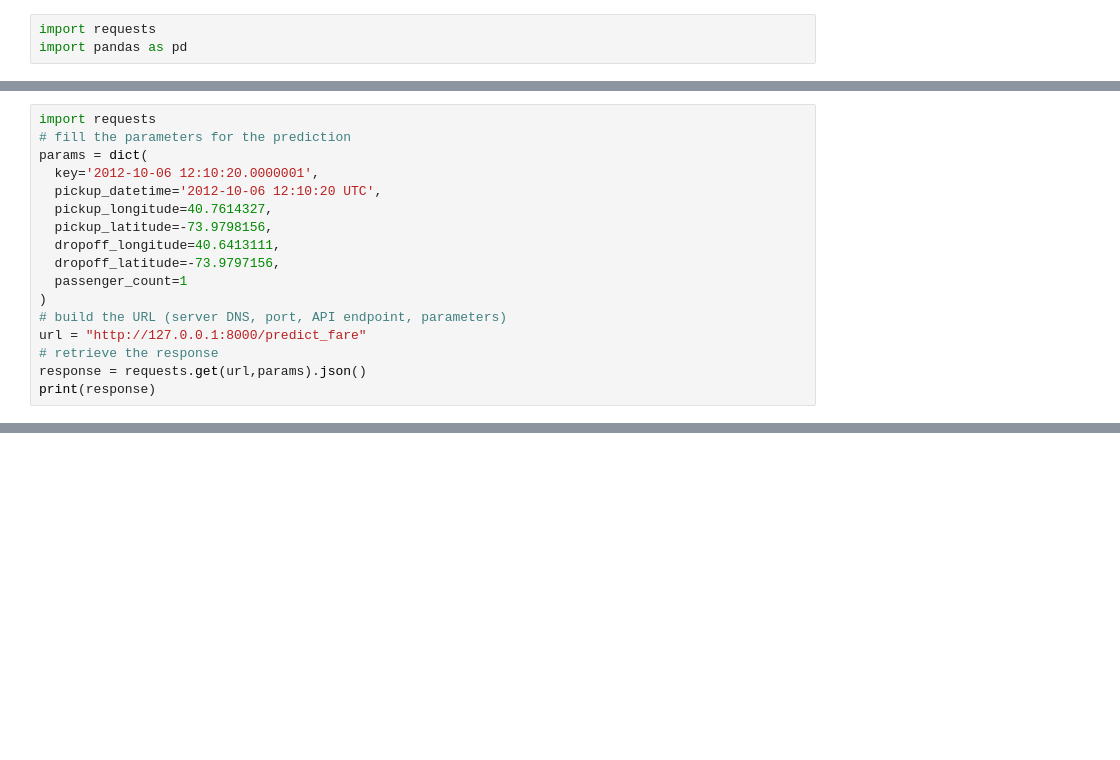
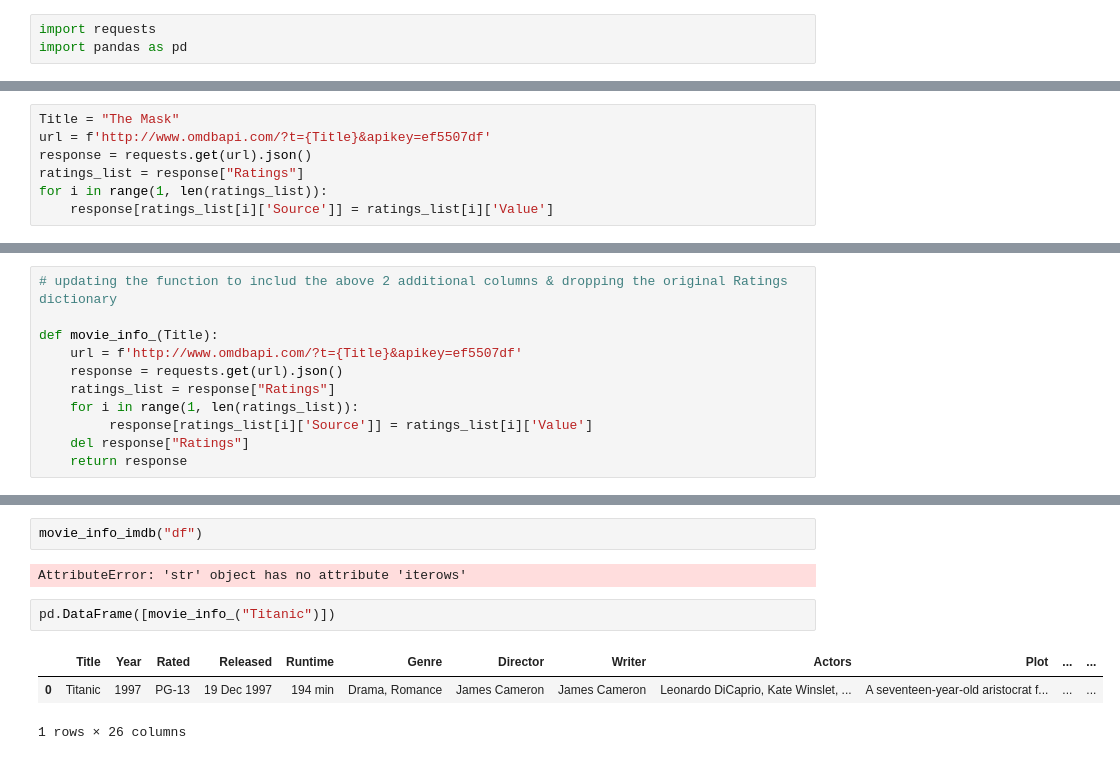
Before and after one commit to boemer00/Netflix, a Jupyter notebook: notebooks/Priscilla -API fetching .ipynb, the cells around one changed output, grey strips where cells are left out. Cells and saved outputs as stored; diff of their text form; blank space fills up the shorter version.

```diff
--- a/notebooks/Priscilla -API fetching .ipynb
+++ b/notebooks/Priscilla -API fetching .ipynb
@@ -9,3 +66,10 @@ response = requests.get(url).json()
+# %%
+Title = "The Mask"
+url = f'http://www.omdbapi.com/?t={Title}&apikey=ef5507df'
+response = requests.get(url).json()
+ratings_list = response["Ratings"]
+for i in range(1, len(ratings_list)):
+    response[ratings_list[i]['Source']] = ratings_list[i]['Value']
 # %%
 response
 # %% [output]
@@ -135,17 +93,11 @@ print(response)
-# %%
-import requests
-# fill the parameters for the prediction
-params = dict(
-  key='2012-10-06 12:10:20.0000001',
-  pickup_datetime='2012-10-06 12:10:20 UTC',
-  pickup_longitude=40.7614327,
-  pickup_latitude=-73.9798156,
-  dropoff_longitude=40.6413111,
-  dropoff_latitude=-73.9797156,
-  passenger_count=1
-)
-# build the URL (server DNS, port, API endpoint, parameters)
-url = "http://127.0.0.1:8000/predict_fare"
-# retrieve the response
-response = requests.get(url,params).json()
-print(response)
+# %%
+# updating the function to includ the above 2 additional columns & dropping the original Ratings dictionary
+
+def movie_info_(Title):
+    url = f'http://www.omdbapi.com/?t={Title}&apikey=ef5507df'
+    response = requests.get(url).json()
+    ratings_list = response["Ratings"]
+    for i in range(1, len(ratings_list)):
+         response[ratings_list[i]['Source']] = ratings_list[i]['Value']
+    del response["Ratings"]
+    return response
@@ -151,0 +231,10 @@ print(response)
+# %%
+movie_info_imdb("df")
+# %% [output]
+AttributeError: 'str' object has no attribute 'iterows'
+# %%
+pd.DataFrame([movie_info_("Titanic")])
+# %% [output]
+|  | Title | Year | Rated | Released | Runtime | Genre | Director | Writer | Actors | Plot | ... | ... |
+| 0 | Titanic | 1997 | PG-13 | 19 Dec 1997 | 194 min | Drama, Romance | James Cameron | James Cameron | Leonardo DiCaprio, Kate Winslet, ... | A seventeen-year-old aristocrat f... | ... | ... |
+1 rows × 26 columns
```
Also changed, not shown: parts of 39 cells of this notebook, 1 other file.
